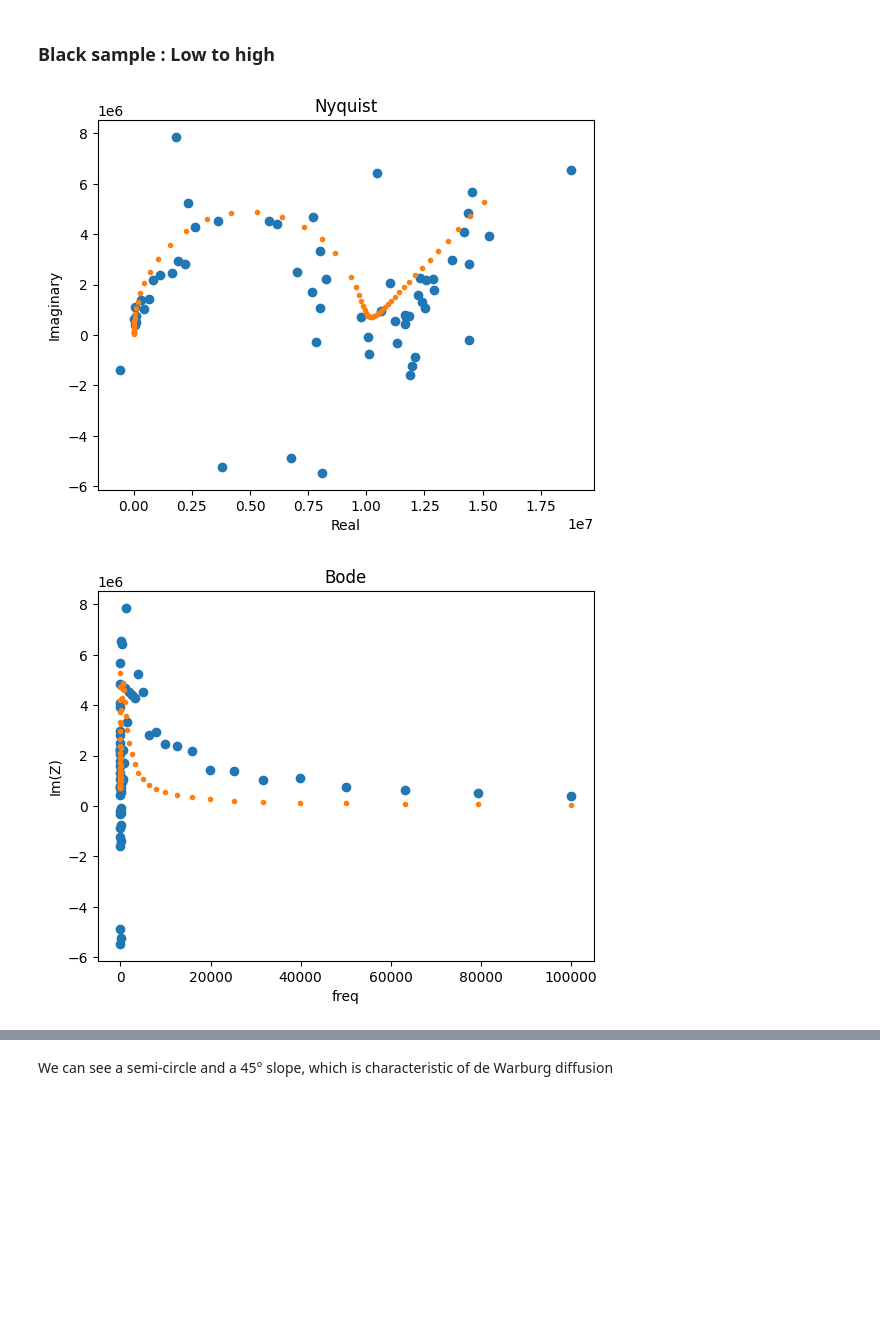
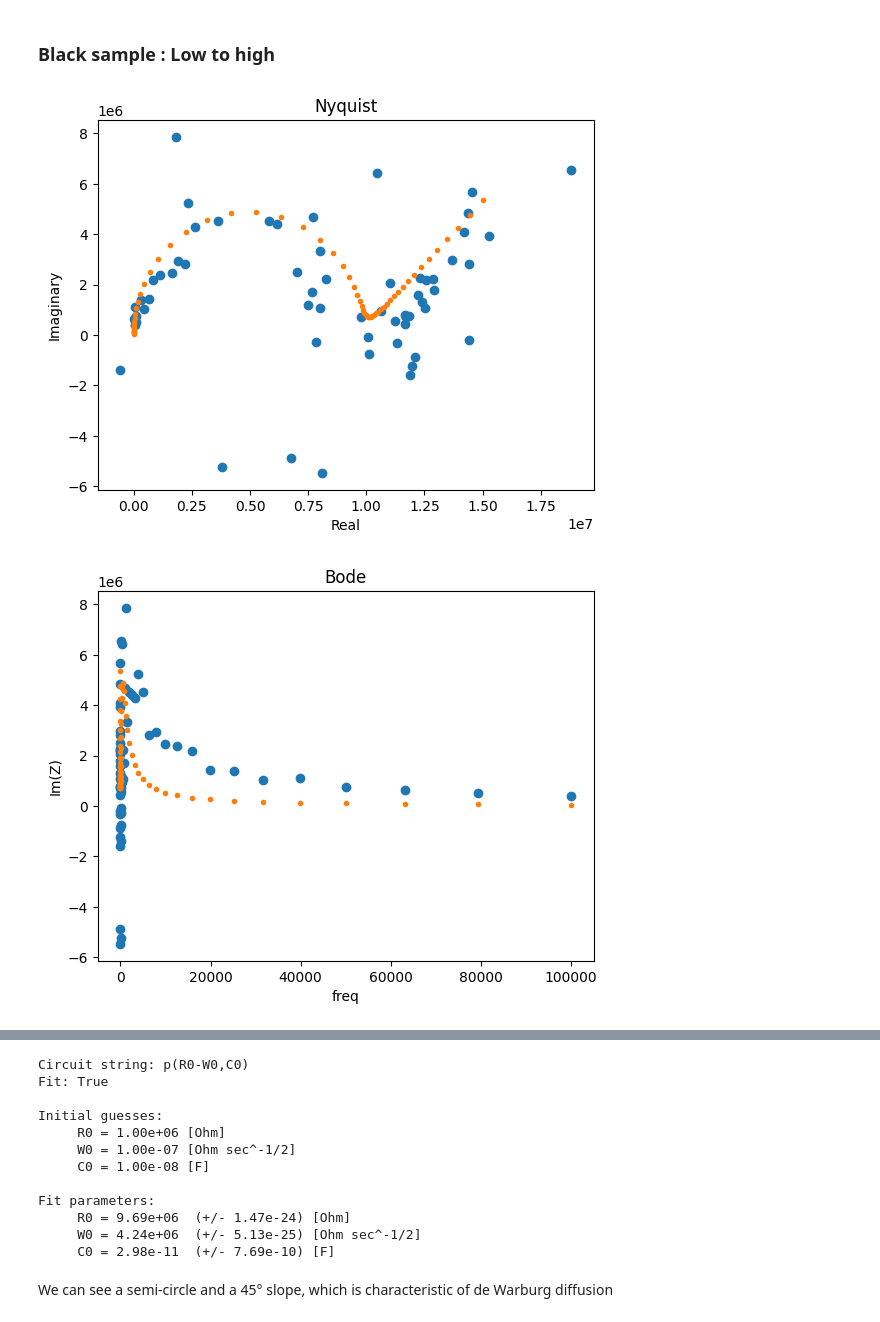
Before and after one commit to beepmo/gator, a Jupyter notebook: data/06-24/litao3EISBB.ipynb, the cells around one changed output, grey strips where cells are left out. Saved outputs shown, nothing was run; the diff lists cells and outputs as text; code cells hidden in the pictures; blank space fills up the shorter version.

```diff
--- a/data/06-24/litao3EISBB.ipynb
+++ b/data/06-24/litao3EISBB.ipynb
@@ -166,38 +208,51 @@ plt.show()
 ### Black sample : Low to high
 # %%
 freqs, Z = preprocessing.readZPlot('LiTao3_Blackltoh.z')
-freqs, Z = np.delete(freqs, 32), np.delete(Z, 32) # remove 1 noise point (argmin(Z.imag))
 
 circuit = 'p(R0-W0,C0)'
 init = [10**6, 10**-7, 10**-8]
 
 circuit = CustomCircuit(circuit, initial_guess=init)
 circuit.fit(freqs, Z)
 Z_fit = circuit.predict(freqs)
 
 plt.plot(Z.real, -Z.imag, 'o')
 plt.plot(Z_fit.real, -Z_fit.imag, '.')
 plt.ylabel('Imaginary')
 plt.xlabel('Real')
 plt.title('Nyquist')
 plt.show()
 
 plt.plot(freqs, -Z.imag, 'o')
 plt.plot(freqs, -Z_fit.imag, '.')
 plt.ylabel('Im(Z)')
 plt.xlabel('freq')
 plt.title('Bode')
 plt.show()
 
 plt.plot(freqs, Z.real, 'o')
 plt.plot(freqs, Z_fit.real, '.')
 plt.ylabel('Re(Z)')
 plt.xlabel('freq')
 plt.title('Bode')
 plt.show()
+
+print(circuit)
 # %% [output]
-[figure, old version]
+[figure, new version]
 [figure]
 [figure]
+Circuit string: p(R0-W0,C0)
+Fit: True
+
+Initial guesses:
+     R0 = 1.00e+06 [Ohm]
+     W0 = 1.00e-07 [Ohm sec^-1/2]
+     C0 = 1.00e-08 [F]
+
+Fit parameters:
+     R0 = 9.69e+06  (+/- 1.47e-24) [Ohm]
+     W0 = 4.24e+06  (+/- 5.13e-25) [Ohm sec^-1/2]
+     C0 = 2.98e-11  (+/- 7.69e-10) [F]
 # %% [markdown]
 We can see a semi-circle and a 45° slope, which is characteristic of de Warburg diffusion
```
Also changed, not shown: parts of 6 cells of this notebook.
